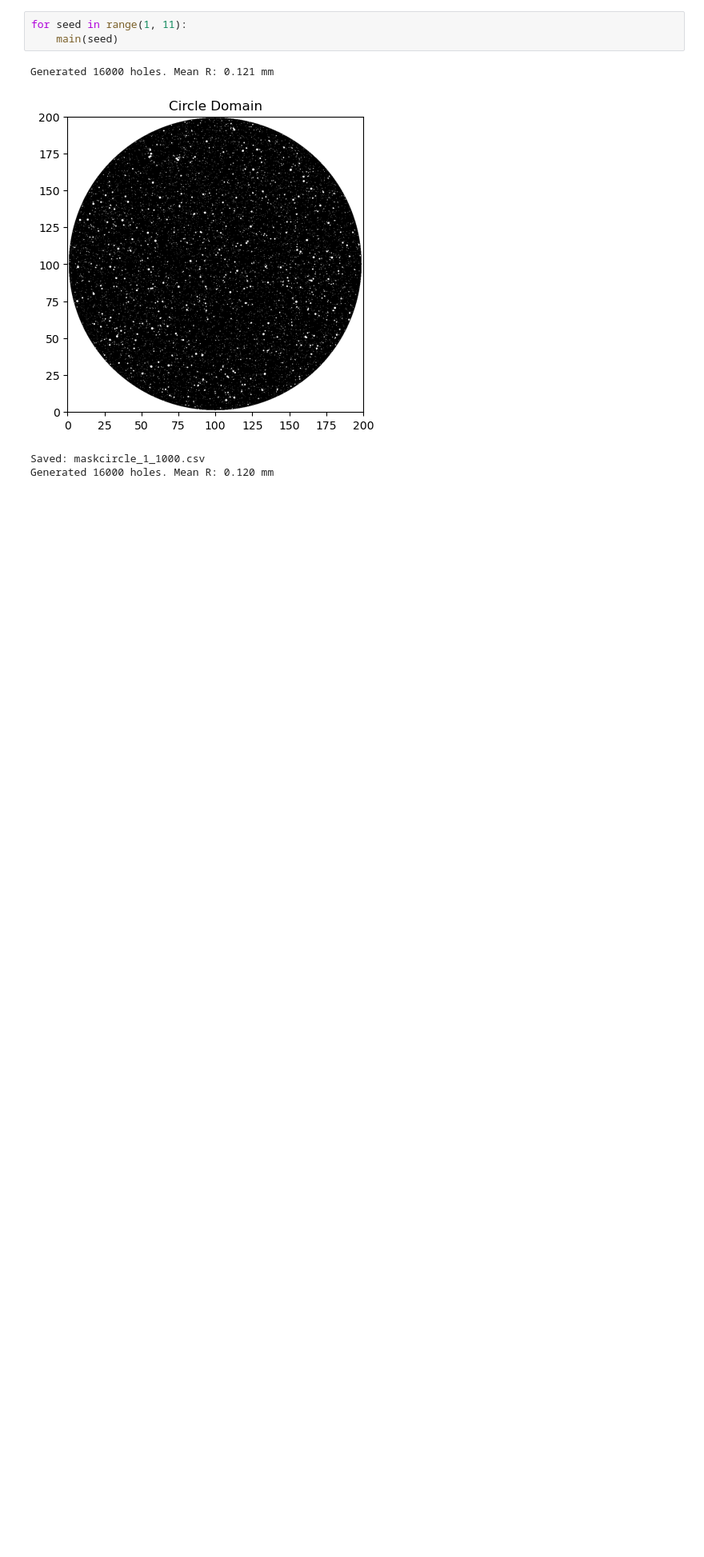
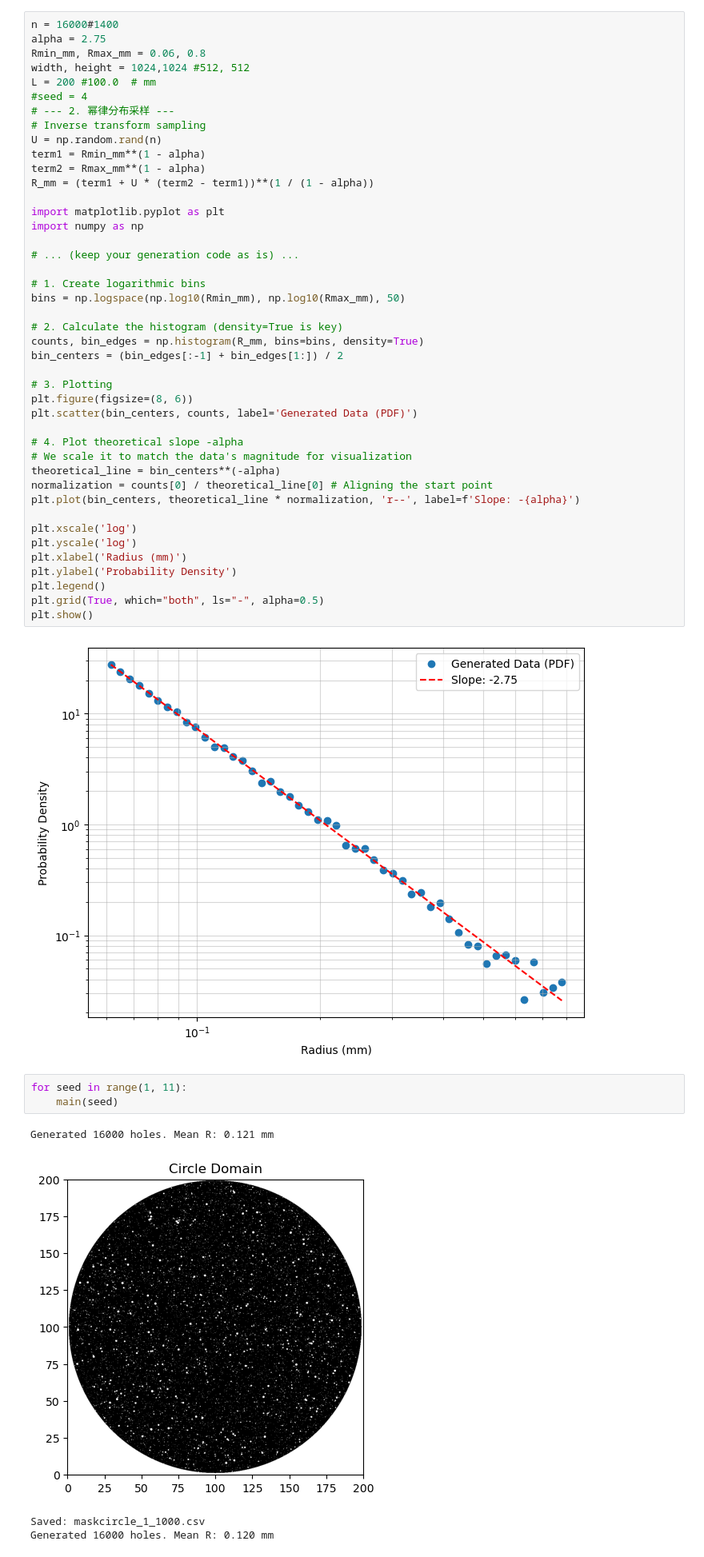
Before and after one commit to William-XiaodongAn/defibrillation, a Jupyter notebook: defrib_3V/make_circle_mask.ipynb, the cells around one changed output. Shown at 80% size. Cells and saved outputs as stored; diff of their text form; blank space fills up the shorter version.

```diff
--- a/defrib_3V/make_circle_mask.ipynb
+++ b/defrib_3V/make_circle_mask.ipynb
@@ -128,6 +128,51 @@ def main(seed):
 
     # --- 6. 保存 ---
     save_texture(M_circ, f'maskcircle_{seed}_{width}.csv')
+# %%
+n = 16000#1400
+alpha = 2.75
+Rmin_mm, Rmax_mm = 0.06, 0.8
+width, height = 1024,1024 #512, 512
+L = 200 #100.0  # mm
+#seed = 4
+# --- 2. 幂律分布采样 ---
+# Inverse transform sampling
+U = np.random.rand(n)
+term1 = Rmin_mm**(1 - alpha)
+term2 = Rmax_mm**(1 - alpha)
+R_mm = (term1 + U * (term2 - term1))**(1 / (1 - alpha))
+
+import matplotlib.pyplot as plt
+import numpy as np
+
+# ... (keep your generation code as is) ...
+
+# 1. Create logarithmic bins
+bins = np.logspace(np.log10(Rmin_mm), np.log10(Rmax_mm), 50)
+
+# 2. Calculate the histogram (density=True is key)
+counts, bin_edges = np.histogram(R_mm, bins=bins, density=True)
+bin_centers = (bin_edges[:-1] + bin_edges[1:]) / 2
+
+# 3. Plotting
+plt.figure(figsize=(8, 6))
+plt.scatter(bin_centers, counts, label='Generated Data (PDF)')
+
+# 4. Plot theoretical slope -alpha
+# We scale it to match the data's magnitude for visualization
+theoretical_line = bin_centers**(-alpha)
+normalization = counts[0] / theoretical_line[0] # Aligning the start point
+plt.plot(bin_centers, theoretical_line * normalization, 'r--', label=f'Slope: -{alpha}')
+
+plt.xscale('log')
+plt.yscale('log')
+plt.xlabel('Radius (mm)')
+plt.ylabel('Probability Density')
+plt.legend()
+plt.grid(True, which="both", ls="-", alpha=0.5)
+plt.show()
+# %% [output]
+[figure, added]
 # %%
 for seed in range(1, 11):
     main(seed)
```
Also changed, not shown: parts of 1 cell of this notebook, 1 other file.
